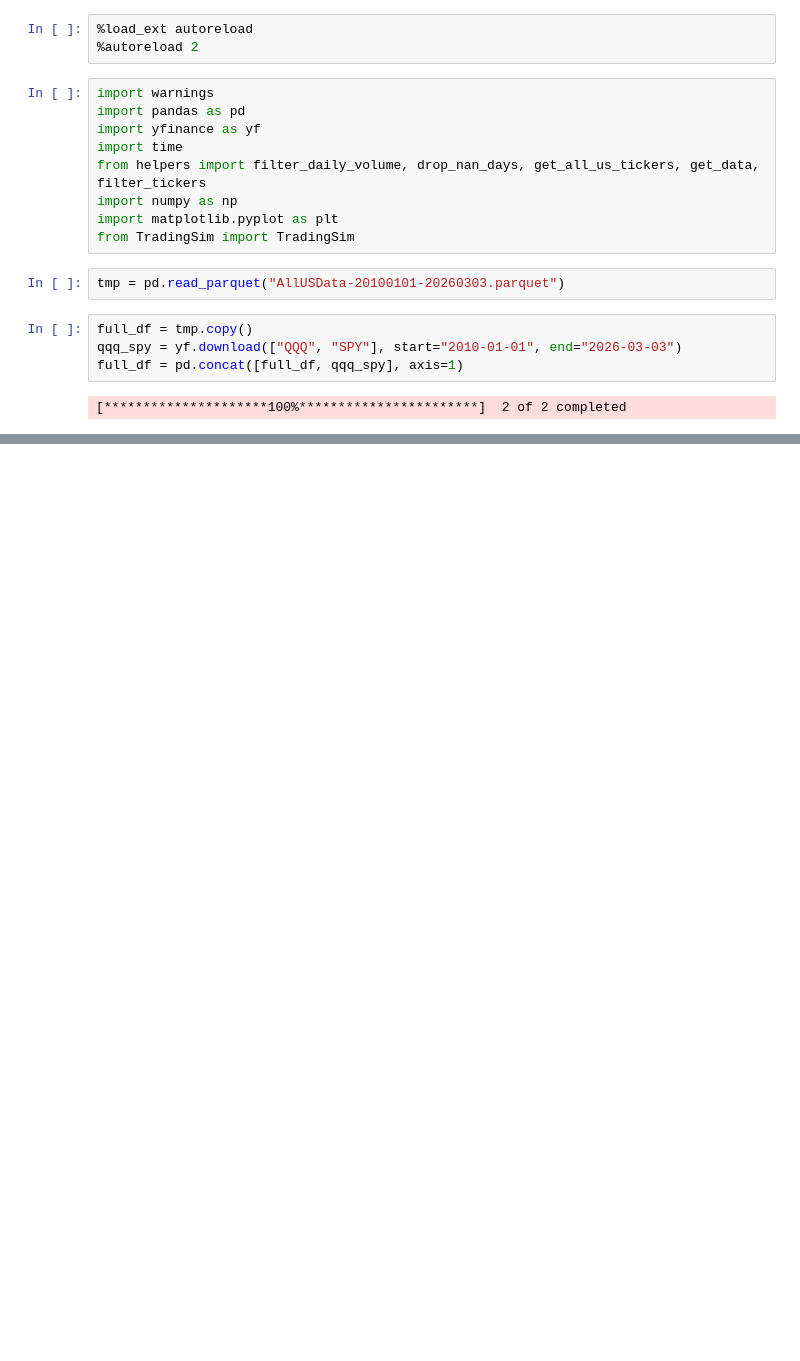
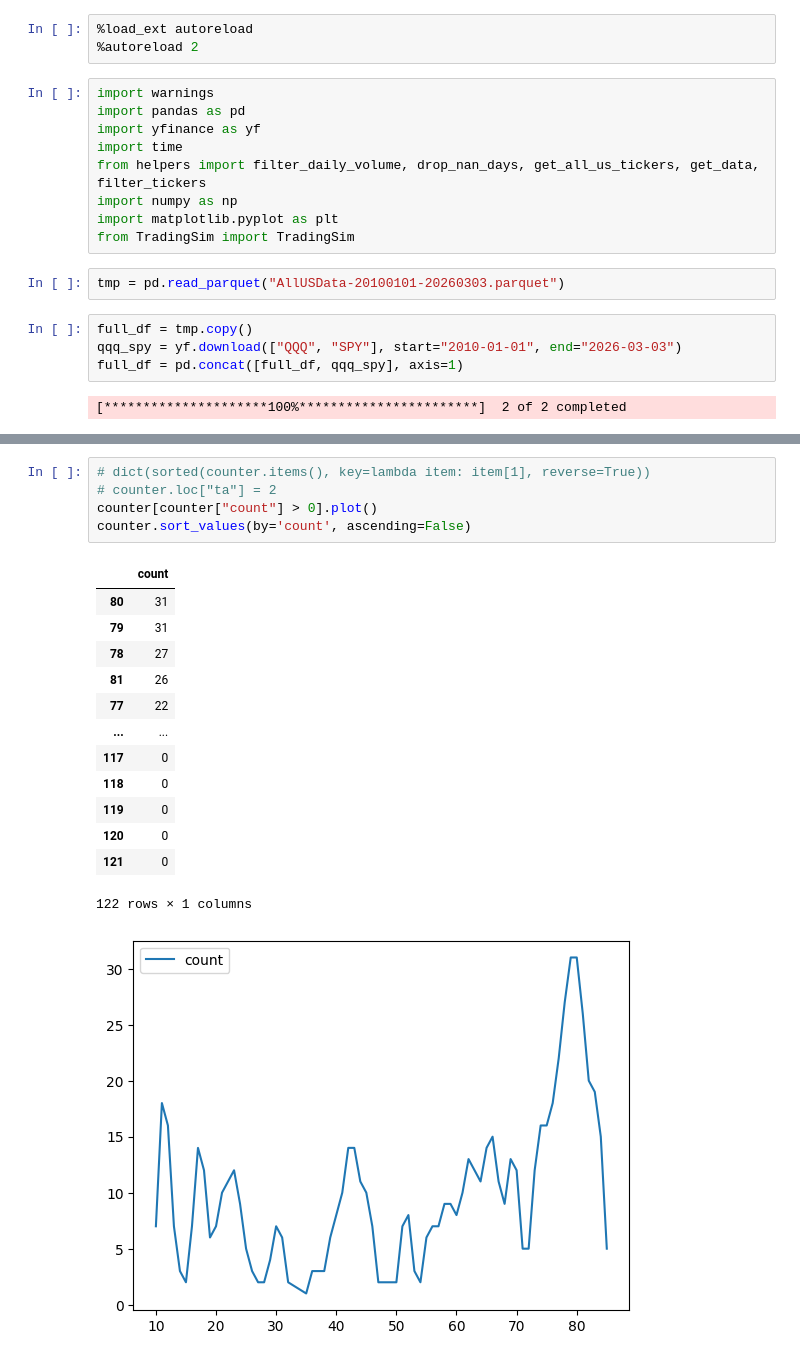
Before and after one commit to Idan-Sasson/Stocks-Strategies, a Jupyter notebook: Scanners/SteadyRisingTesting.ipynb, the cells around one changed output, grey strips where cells are left out. Cells and saved outputs as stored; diff of their text form; blank space fills up the shorter version.

```diff
--- a/Scanners/SteadyRisingTesting.ipynb
+++ b/Scanners/SteadyRisingTesting.ipynb
@@ -133,0 +291,20 @@ np.float64(16.89006203246531)
+# %%
+# dict(sorted(counter.items(), key=lambda item: item[1], reverse=True))
+# counter.loc["ta"] = 2
+counter[counter["count"] > 0].plot()
+counter.sort_values(by='count', ascending=False)
+# %% [output]
+|  | count |
+| 80 | 31 |
+| 79 | 31 |
+| 78 | 27 |
+| 81 | 26 |
+| 77 | 22 |
+| ... | ... |
+| 117 | 0 |
+| 118 | 0 |
+| 119 | 0 |
+| 120 | 0 |
+| 121 | 0 |
+122 rows × 1 columns
+[figure, added]
```
Also changed, not shown: parts of 7 cells of this notebook, 5 other files.
